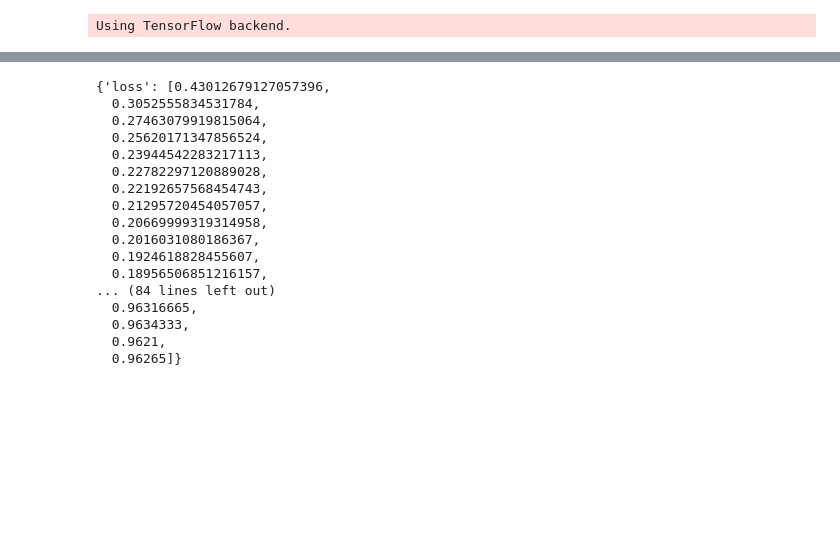
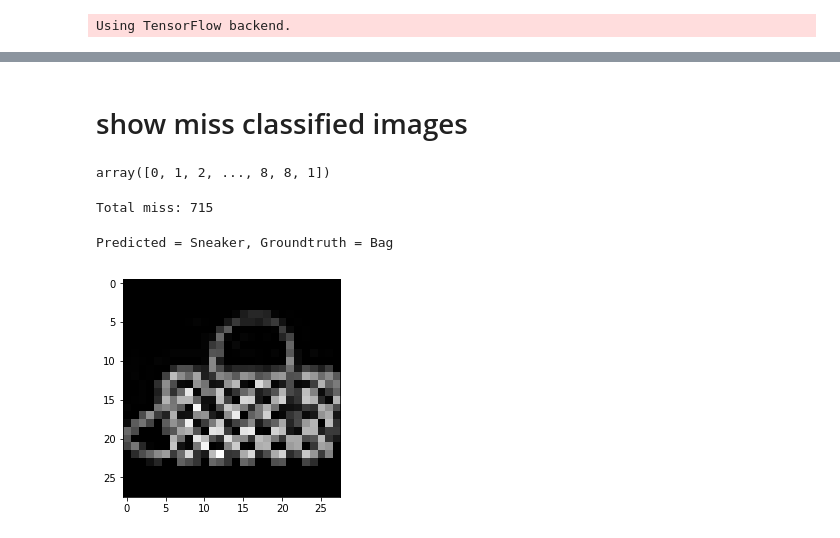
Before and after one commit to VinhLoiIT/ACV_Exercise1, a Jupyter notebook: exercise-fashionmnist.ipynb, the cells around one changed output, grey strips where cells are left out. Cells and saved outputs as stored; diff of their text form; code cells hidden in the pictures; blank space fills up the shorter version.

```diff
--- a/exercise-fashionmnist.ipynb
+++ b/exercise-fashionmnist.ipynb
@@ -116,23 +130,27 @@ scores
-# %%
-history.history
-# %% [output]
-{'loss': [0.43012679127057396,
-  0.3052555834531784,
-  0.27463079919815064,
-  0.25620171347856524,
-  0.23944542283217113,
-  0.22782297120889028,
-  0.22192657568454743,
-  0.21295720454057057,
-  0.20669999319314958,
-  0.2016031080186367,
-  0.1924618828455607,
-  0.18956506851216157,
-... (84 lines left out)
-  0.96316665,
-  0.9634333,
-  0.9621,
-  0.96265]}
+# %% [markdown]
+# show miss classified images
+# %%
+predicts = model.predict(x_test)
+y_hat = np.argmax(predicts, axis=1)
+y_hat
+# %% [output]
+array([0, 1, 2, ..., 8, 8, 1])
+# %%
+mis_classified_idx = y_test != y_hat
+print("Total miss: {}".format(len(mis_classified_idx[mis_classified_idx])))
+# %% [output]
+Total miss: 715
+# %%
+labels = ['T-shirt/top','Trouser','Pullover','Dress','Coat','Sandal','Shirt','Sneaker','Bag','Ankle boot']
+# %%
+index = 10
+image = x_test[mis_classified_idx][index]
+image = np.squeeze(image)
+plt.imshow(image, cmap='gray')
+print('Predicted = {}, Groundtruth = {}'.format(labels[y_hat[mis_classified_idx][index]], labels[y_test[mis_classified_idx][index]]))
+# %% [output]
+Predicted = Sneaker, Groundtruth = Bag
+[figure, added]
 # %%
 import matplotlib.pyplot as plt
 %matplotlib inline
```
Also changed, not shown: parts of 9 cells of this notebook.
